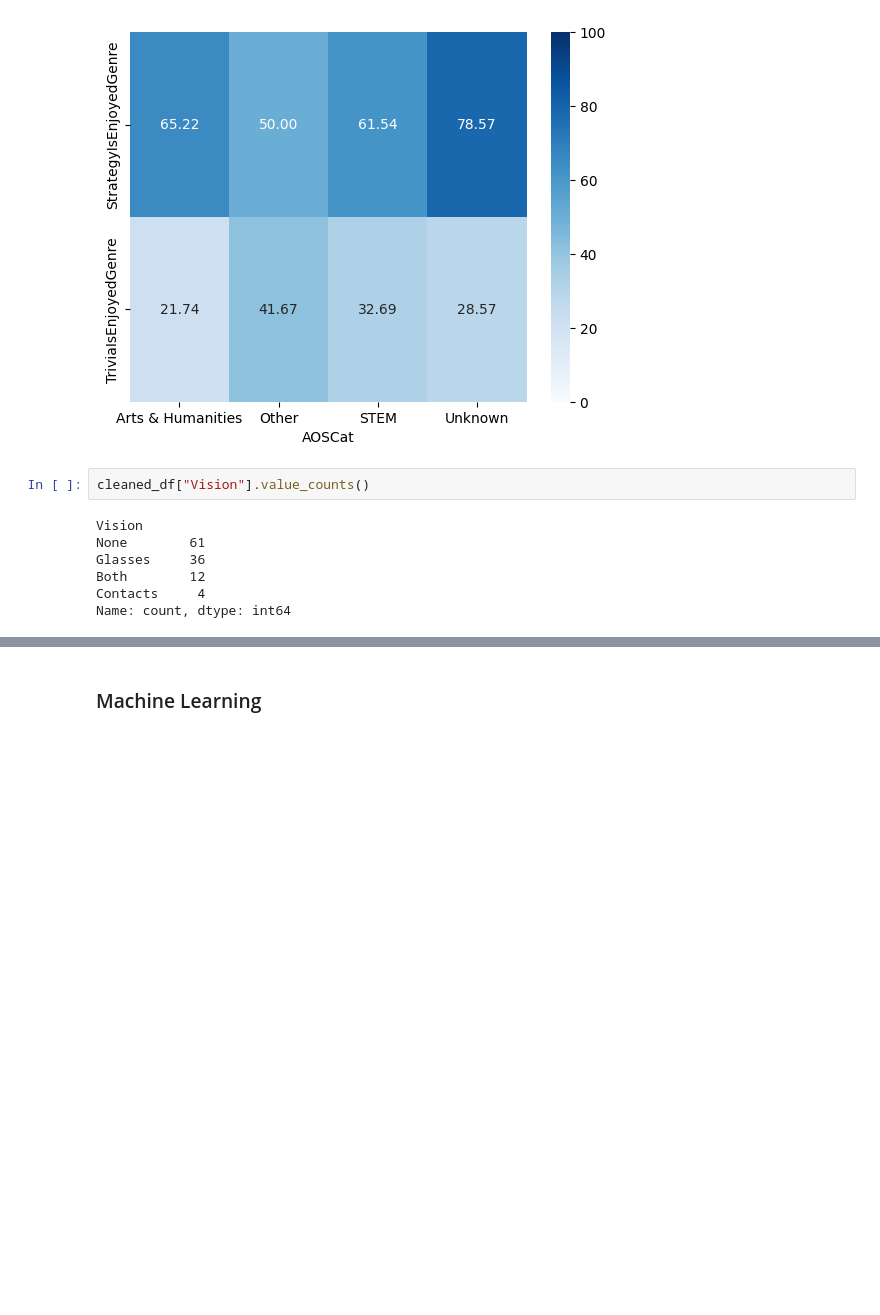
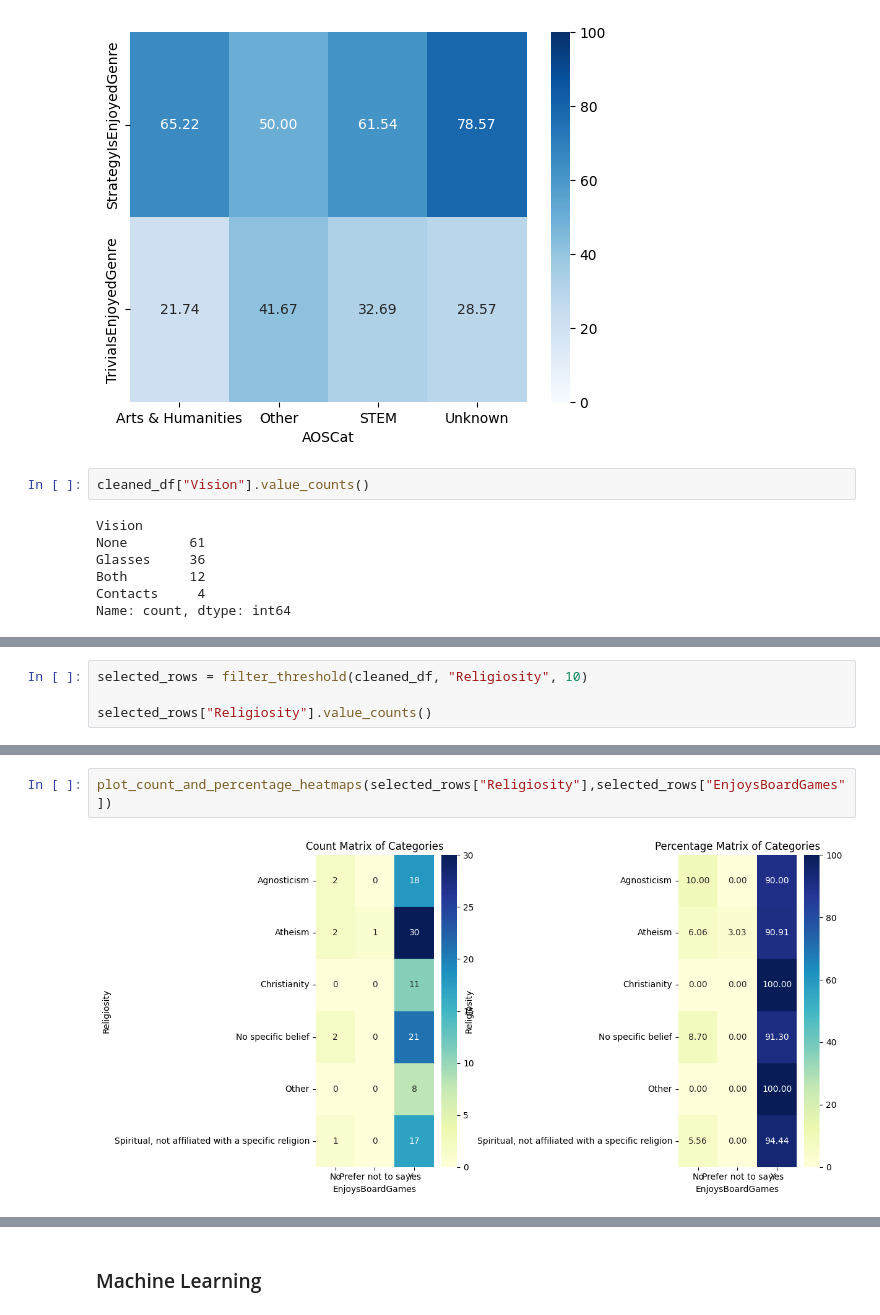
Before and after one commit to sevenwwu/sevenwwu.github.io, a Jupyter notebook: Data Science 311 Findings.ipynb, the cells around one changed output, grey strips where cells are left out. Saved outputs shown, nothing was run; the diff lists cells and outputs as text; blank space fills up the shorter version.

```diff
--- a/Data Science 311 Findings.ipynb
+++ b/Data Science 311 Findings.ipynb
@@ -542,0 +547,4 @@ Name: count, dtype: int64
+# %%
+selected_rows = filter_threshold(cleaned_df, "Religiosity", 10)
+
+selected_rows["Religiosity"].value_counts()
@@ -542,0 +560,4 @@ Name: count, dtype: int64
+# %%
+plot_count_and_percentage_heatmaps(selected_rows["Religiosity"],selected_rows["EnjoysBoardGames"])
+# %% [output]
+[figure, added]
```
Also changed, not shown: parts of 6 cells of this notebook.
